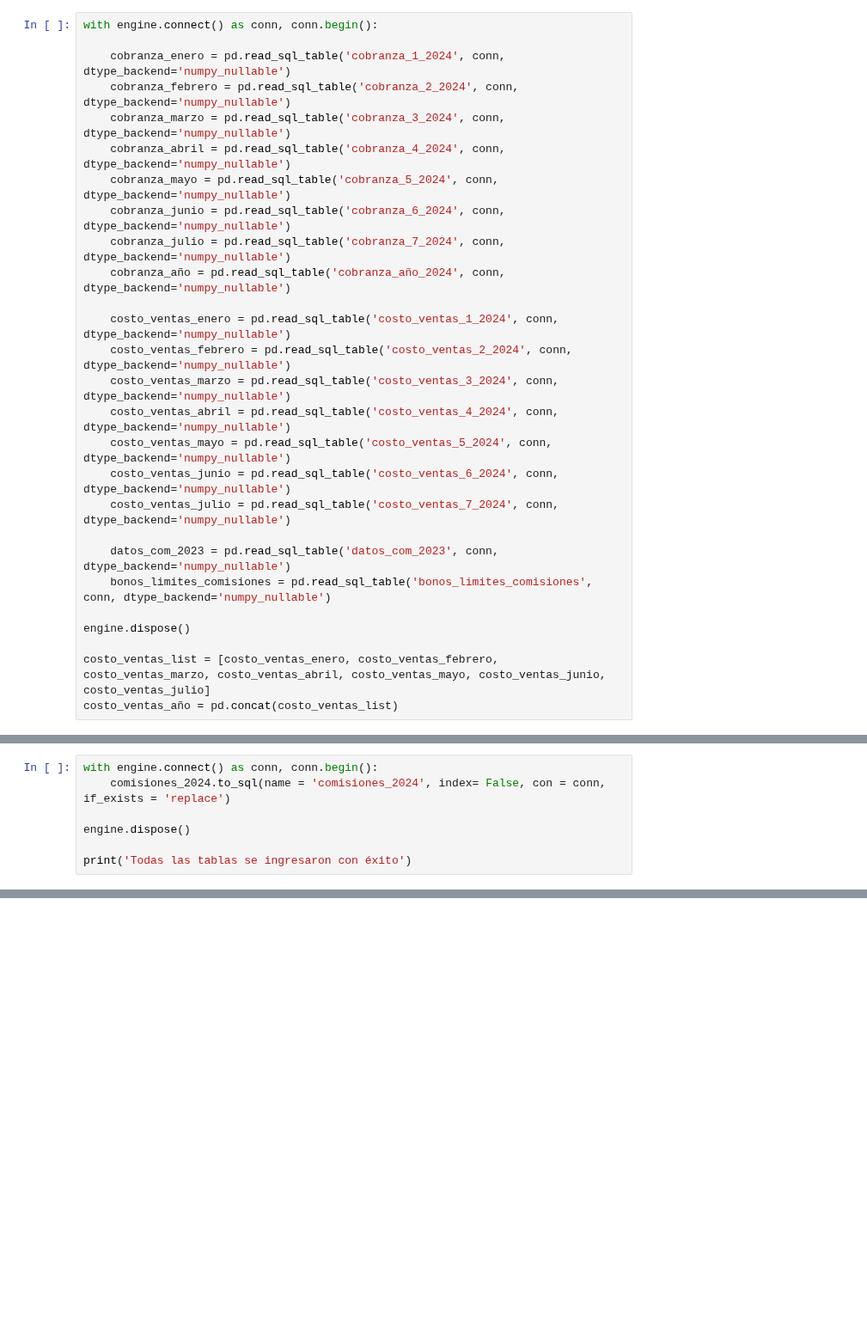
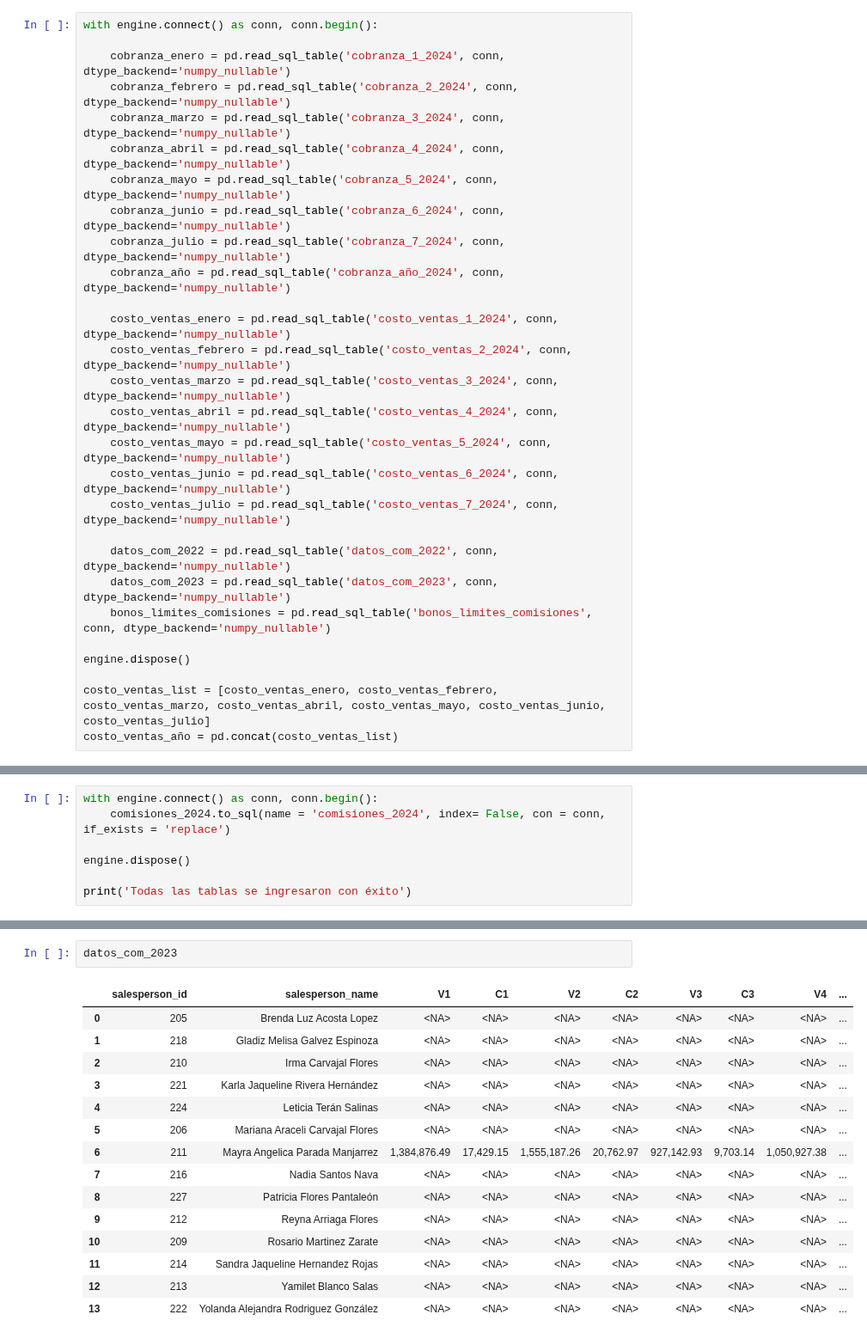
Before and after one commit to ecostichp/odoo_comisiones, a Jupyter notebook: comisiones/manage_db/odoo_comisiones_to_sql.ipynb, the cells around one changed output, grey strips where cells are left out. Shown at 86% size. Drawn from its saved outputs; the diff is of its cells as text; blank space fills up the shorter version.

```diff
--- a/comisiones/manage_db/odoo_comisiones_to_sql.ipynb
+++ b/comisiones/manage_db/odoo_comisiones_to_sql.ipynb
@@ -41,6 +41,7 @@ with engine.connect() as conn, conn.begin():
     costo_ventas_junio = pd.read_sql_table('costo_ventas_6_2024', conn, dtype_backend='numpy_nullable')
     costo_ventas_julio = pd.read_sql_table('costo_ventas_7_2024', conn, dtype_backend='numpy_nullable')
 
+    datos_com_2022 = pd.read_sql_table('datos_com_2022', conn, dtype_backend='numpy_nullable')
     datos_com_2023 = pd.read_sql_table('datos_com_2023', conn, dtype_backend='numpy_nullable')
     bonos_limites_comisiones = pd.read_sql_table('bonos_limites_comisiones', conn, dtype_backend='numpy_nullable')
 
@@ -230,0 +251,18 @@ cobranza_paga
+# %%
+datos_com_2023
+# %% [output]
+|  | salesperson_id | salesperson_name | V1 | C1 | V2 | C2 | V3 | C3 | V4 | ... |
+| 0 | 205 | Brenda Luz Acosta Lopez | <NA> | <NA> | <NA> | <NA> | <NA> | <NA> | <NA> | ... |
+| 1 | 218 | Gladiz Melisa Galvez Espinoza | <NA> | <NA> | <NA> | <NA> | <NA> | <NA> | <NA> | ... |
+| 2 | 210 | Irma Carvajal Flores | <NA> | <NA> | <NA> | <NA> | <NA> | <NA> | <NA> | ... |
+| 3 | 221 | Karla Jaqueline Rivera Hernández | <NA> | <NA> | <NA> | <NA> | <NA> | <NA> | <NA> | ... |
+| 4 | 224 | Leticia Terán Salinas | <NA> | <NA> | <NA> | <NA> | <NA> | <NA> | <NA> | ... |
+| 5 | 206 | Mariana Araceli Carvajal Flores | <NA> | <NA> | <NA> | <NA> | <NA> | <NA> | <NA> | ... |
+| 6 | 211 | Mayra Angelica Parada Manjarrez | 1,384,876.49 | 17,429.15 | 1,555,187.26 | 20,762.97 | 927,142.93 | 9,703.14 | 1,050,927.38 | ... |
+| 7 | 216 | Nadia Santos Nava | <NA> | <NA> | <NA> | <NA> | <NA> | <NA> | <NA> | ... |
+| 8 | 227 | Patricia Flores Pantaleón | <NA> | <NA> | <NA> | <NA> | <NA> | <NA> | <NA> | ... |
+| 9 | 212 | Reyna Arriaga Flores | <NA> | <NA> | <NA> | <NA> | <NA> | <NA> | <NA> | ... |
+| 10 | 209 | Rosario Martinez Zarate | <NA> | <NA> | <NA> | <NA> | <NA> | <NA> | <NA> | ... |
+| 11 | 214 | Sandra Jaqueline Hernandez Rojas | <NA> | <NA> | <NA> | <NA> | <NA> | <NA> | <NA> | ... |
+| 12 | 213 | Yamilet Blanco Salas | <NA> | <NA> | <NA> | <NA> | <NA> | <NA> | <NA> | ... |
+| 13 | 222 | Yolanda Alejandra Rodriguez González | <NA> | <NA> | <NA> | <NA> | <NA> | <NA> | <NA> | ... |
```
Also changed, not shown: parts of 3 cells of this notebook, 1 other file.
